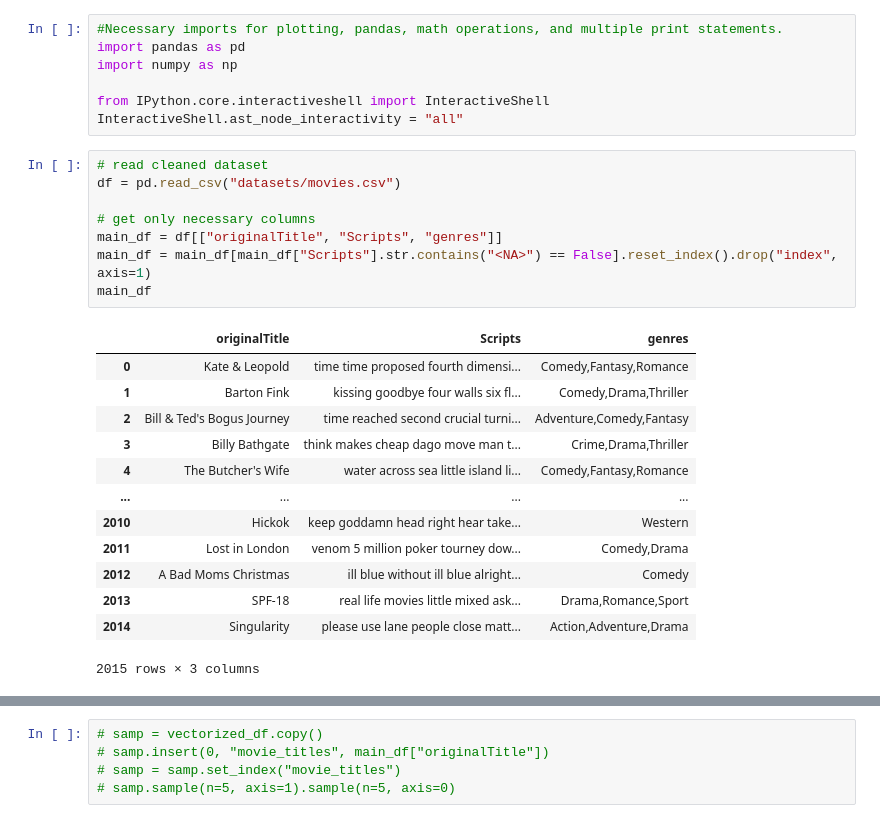
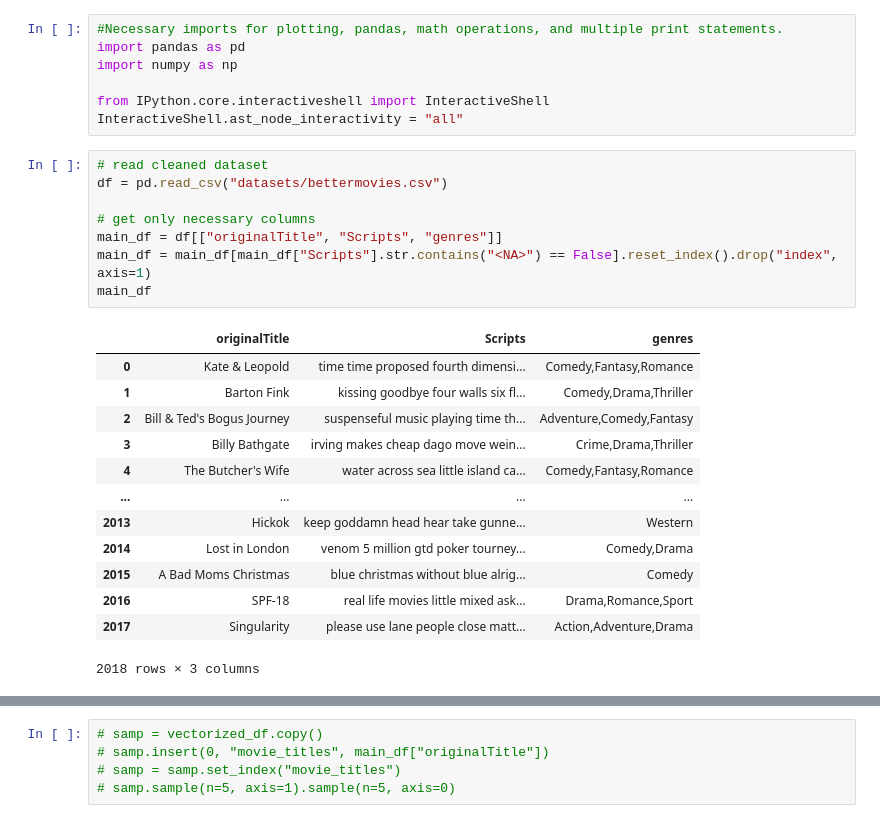
Before and after one commit to kotooriiii/CS105-Project, a Jupyter notebook: ProjectMain.ipynb, the cells around one changed output, grey strips where cells are left out. Cells and saved outputs as stored; diff of their text form.

```diff
--- a/ProjectMain.ipynb
+++ b/ProjectMain.ipynb
@@ -7,26 +7,26 @@ from IPython.core.interactiveshell import InteractiveShell
 InteractiveShell.ast_node_interactivity = "all"
 # %%
 # read cleaned dataset
-df = pd.read_csv("datasets/movies.csv")
+df = pd.read_csv("datasets/bettermovies.csv")
 
 # get only necessary columns
 main_df = df[["originalTitle", "Scripts", "genres"]]
 main_df = main_df[main_df["Scripts"].str.contains("<NA>") == False].reset_index().drop("index", axis=1)
 main_df
 # %% [output]
 |  | originalTitle | Scripts | genres |
 | 0 | Kate & Leopold | time time proposed fourth dimensi... | Comedy,Fantasy,Romance |
 | 1 | Barton Fink | kissing goodbye four walls six fl... | Comedy,Drama,Thriller |
-| 2 | Bill & Ted's Bogus Journey | time reached second crucial turni... | Adventure,Comedy,Fantasy |
-| 3 | Billy Bathgate | think makes cheap dago move man t... | Crime,Drama,Thriller |
-| 4 | The Butcher's Wife | water across sea little island li... | Comedy,Fantasy,Romance |
+| 2 | Bill & Ted's Bogus Journey | suspenseful music playing time th... | Adventure,Comedy,Fantasy |
+| 3 | Billy Bathgate | irving makes cheap dago move wein... | Crime,Drama,Thriller |
+| 4 | The Butcher's Wife | water across sea little island ca... | Comedy,Fantasy,Romance |
 | ... | ... | ... | ... |
-| 2010 | Hickok | keep goddamn head right hear take... | Western |
-| 2011 | Lost in London | venom 5 million poker tourney dow... | Comedy,Drama |
-| 2012 | A Bad Moms Christmas | ill blue without ill blue alright... | Comedy |
-| 2013 | SPF-18 | real life movies little mixed ask... | Drama,Romance,Sport |
-| 2014 | Singularity | please use lane people close matt... | Action,Adventure,Drama |
+| 2013 | Hickok | keep goddamn head hear take gunne... | Western |
+| 2014 | Lost in London | venom 5 million gtd poker tourney... | Comedy,Drama |
+| 2015 | A Bad Moms Christmas | blue christmas without blue alrig... | Comedy |
+| 2016 | SPF-18 | real life movies little mixed ask... | Drama,Romance,Sport |
+| 2017 | Singularity | please use lane people close matt... | Action,Adventure,Drama |
-2015 rows × 3 columns
+2018 rows × 3 columns
 # %%
 # tf idf
 from sklearn.feature_extraction.text import TfidfVectorizer
```
Also changed, not shown: parts of 9 cells of this notebook, 2 other files.
